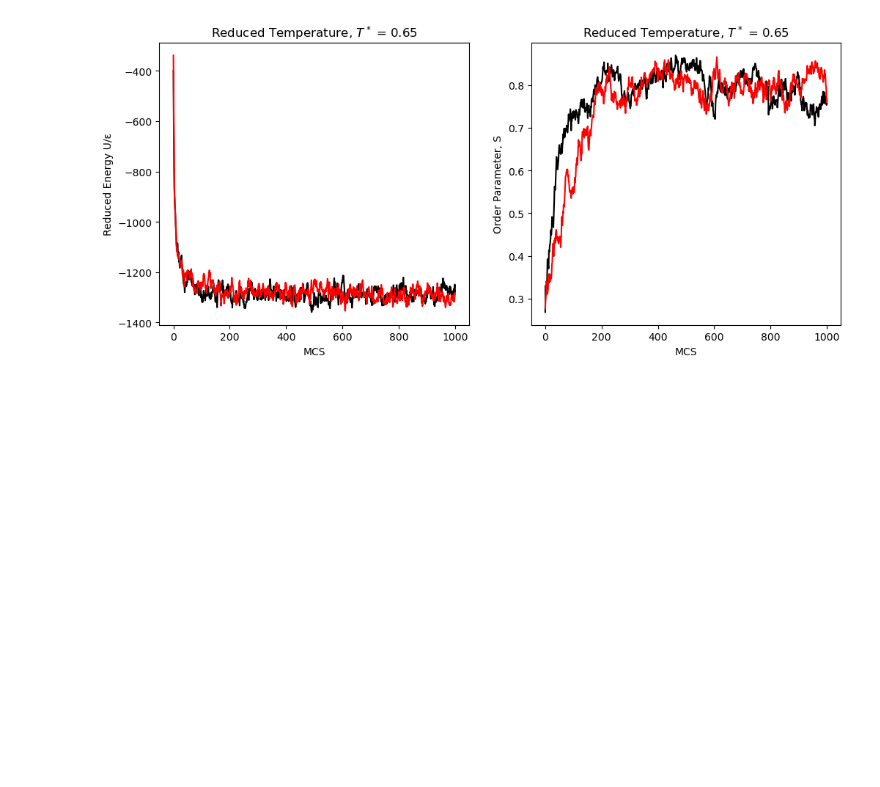
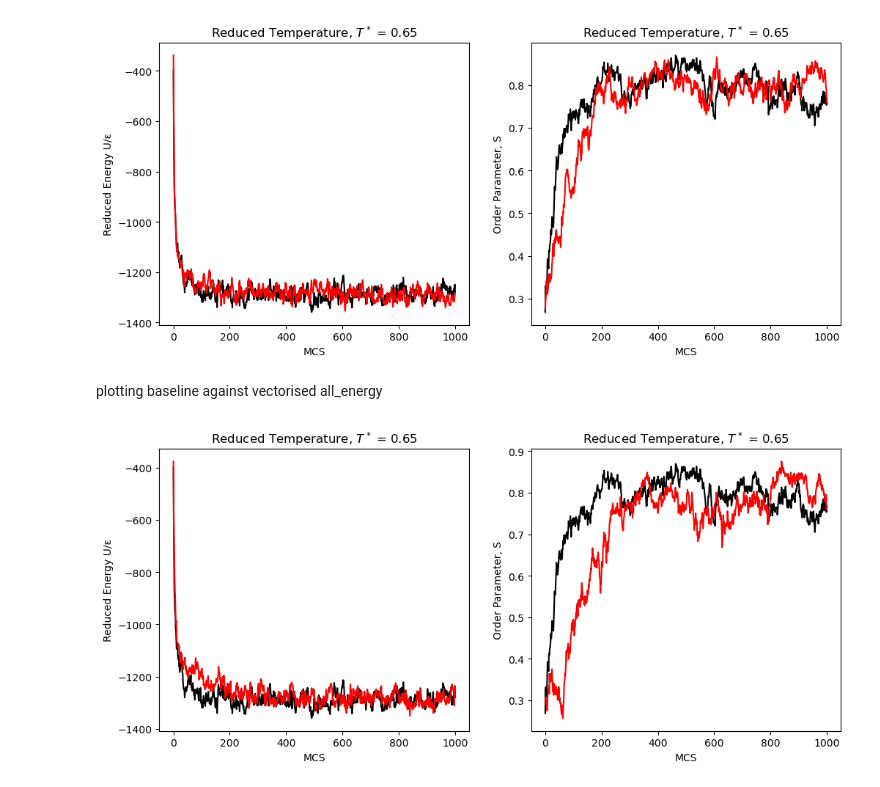
Before and after one commit to summerz04/LebwohlLasher, a Jupyter notebook: LebwohlLasher_Plotting.ipynb, the cells around one changed output. Cells and saved outputs as stored; diff of their text form; code cells hidden in the pictures; blank space fills up the shorter version.

```diff
--- a/LebwohlLasher_Plotting.ipynb
+++ b/LebwohlLasher_Plotting.ipynb
@@ -86,3 +86,27 @@ ax[1].set_title('Reduced Temperature, $T^*$ = 0.65')
 plt.show()
 # %% [output]
 [figure]
+# %% [markdown]
+plotting baseline against vectorised all_energy
+# %%
+
+v_all_e = np.loadtxt('LL-Output-Sat-14-Feb-2026-at-06-11-15PM.txt')
+
+fig, ax = plt.subplots(1,2, figsize=(12,5))
+ax[0].plot(baseline_data[:,0], baseline_data[:,2], color='black')
+ax[0].plot(v_all_e[:,0], v_all_e[:,2], color='red')
+
+
+ax[0].set_xlabel('MCS')
+ax[0].set_ylabel('Reduced Energy U/ε')
+ax[0].set_title('Reduced Temperature, $T^*$ = 0.65')
+
+ax[1].plot(baseline_data[:,0], baseline_data[:,3], color='black')
+ax[1].plot(v_all_e[:,0], v_all_e[:,3], color='red')
+
+ax[1].set_xlabel('MCS')
+ax[1].set_ylabel('Order Parameter, S')
+ax[1].set_title('Reduced Temperature, $T^*$ = 0.65')
+plt.show()
+# %% [output]
+[figure, added]
```
Also changed, not shown: parts of 2 cells of this notebook.
